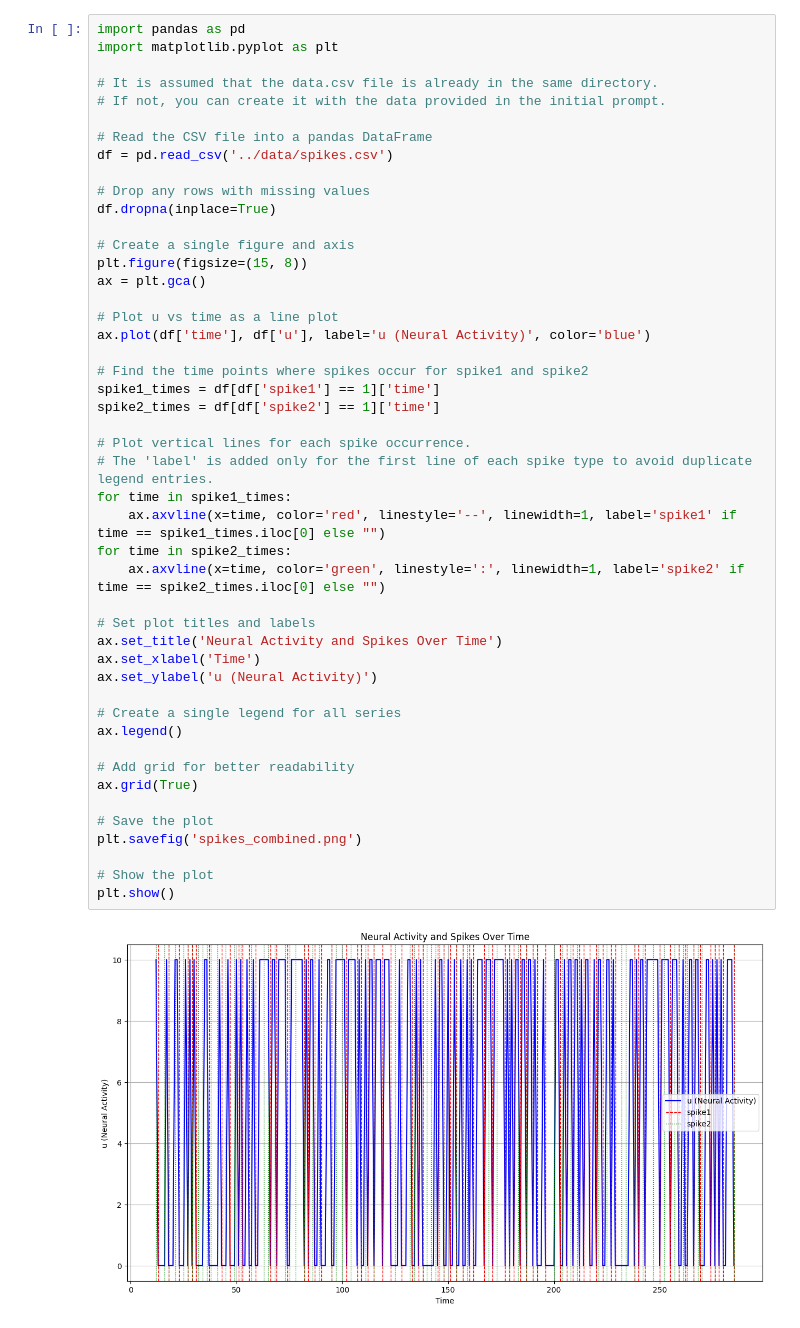
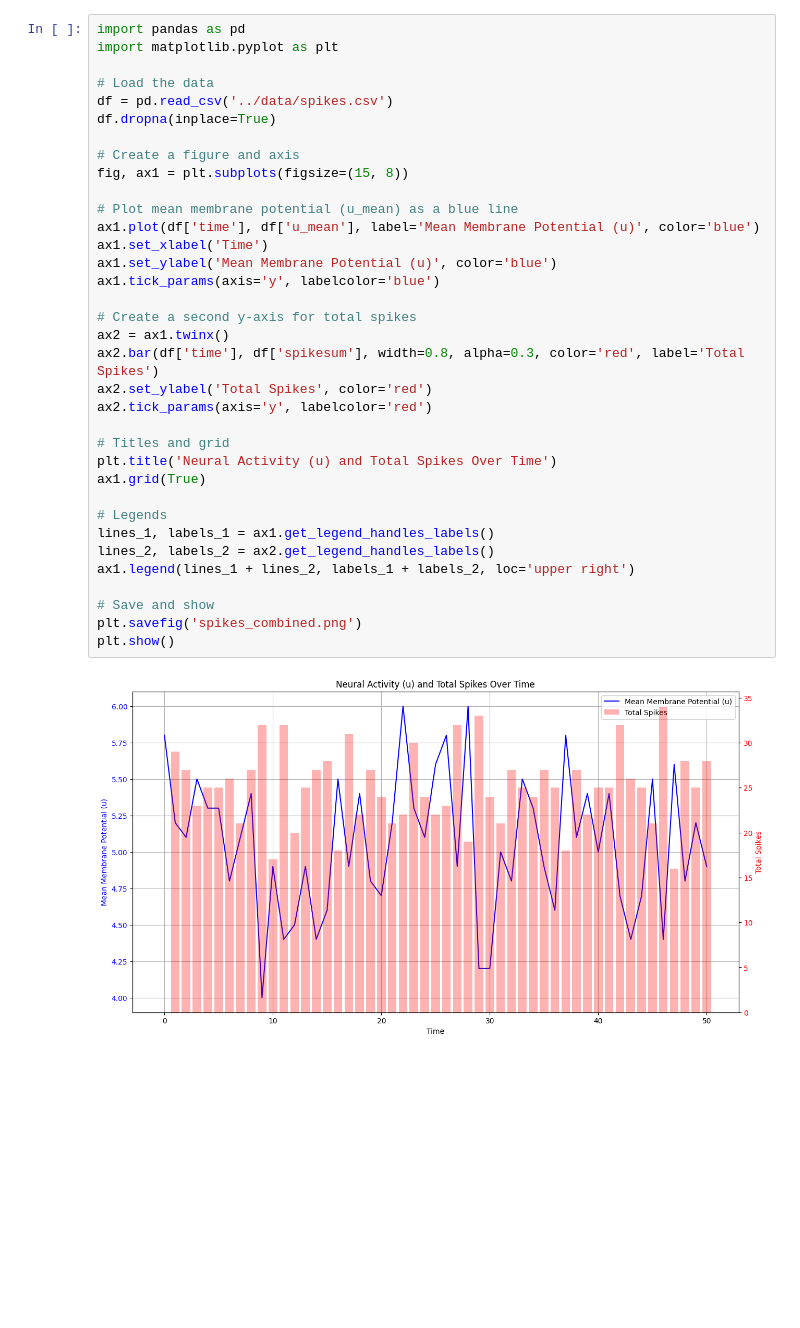
Before and after one commit to firmwired/neurotics, a Jupyter notebook: plot/plot_spikes.ipynb, the cells around one changed output. Saved outputs shown, nothing was run; the diff lists cells and outputs as text; blank space fills up the shorter version.

Commit message:
plot the results

```diff
--- a/plot/plot_spikes.ipynb
+++ b/plot/plot_spikes.ipynb
@@ -1,49 +1,37 @@
 # %%
 import pandas as pd
 import matplotlib.pyplot as plt
 
-# It is assumed that the data.csv file is already in the same directory.
-# If not, you can create it with the data provided in the initial prompt.
-
-# Read the CSV file into a pandas DataFrame
+# Load the data
 df = pd.read_csv('../data/spikes.csv')
-
-# Drop any rows with missing values
 df.dropna(inplace=True)
 
-# Create a single figure and axis
-plt.figure(figsize=(15, 8))
-ax = plt.gca()
+# Create a figure and axis
+fig, ax1 = plt.subplots(figsize=(15, 8))
 
-# Plot u vs time as a line plot
-ax.plot(df['time'], df['u'], label='u (Neural Activity)', color='blue')
+# Plot mean membrane potential (u_mean) as a blue line
+ax1.plot(df['time'], df['u_mean'], label='Mean Membrane Potential (u)', color='blue')
+ax1.set_xlabel('Time')
+ax1.set_ylabel('Mean Membrane Potential (u)', color='blue')
+ax1.tick_params(axis='y', labelcolor='blue')
 
-# Find the time points where spikes occur for spike1 and spike2
-spike1_times = df[df['spike1'] == 1]['time']
-spike2_times = df[df['spike2'] == 1]['time']
+# Create a second y-axis for total spikes
+ax2 = ax1.twinx()
+ax2.bar(df['time'], df['spikesum'], width=0.8, alpha=0.3, color='red', label='Total Spikes')
+ax2.set_ylabel('Total Spikes', color='red')
+ax2.tick_params(axis='y', labelcolor='red')
 
-# Plot vertical lines for each spike occurrence.
-# The 'label' is added only for the first line of each spike type to avoid duplicate legend entries.
-for time in spike1_times:
-    ax.axvline(x=time, color='red', linestyle='--', linewidth=1, label='spike1' if time == spike1_times.iloc[0] else "")
-for time in spike2_times:
-    ax.axvline(x=time, color='green', linestyle=':', linewidth=1, label='spike2' if time == spike2_times.iloc[0] else "")
+# Titles and grid
+plt.title('Neural Activity (u) and Total Spikes Over Time')
+ax1.grid(True)
 
-# Set plot titles and labels
-ax.set_title('Neural Activity and Spikes Over Time')
-ax.set_xlabel('Time')
-ax.set_ylabel('u (Neural Activity)')
+# Legends
+lines_1, labels_1 = ax1.get_legend_handles_labels()
+lines_2, labels_2 = ax2.get_legend_handles_labels()
+ax1.legend(lines_1 + lines_2, labels_1 + labels_2, loc='upper right')
 
-# Create a single legend for all series
-ax.legend()
-
-# Add grid for better readability
-ax.grid(True)
-
-# Save the plot
+# Save and show
 plt.savefig('spikes_combined.png')
-
-# Show the plot
 plt.show()
 # %% [output]
-[figure, old version]
+[figure, new version]
```
Also changed, not shown: 4 other files.
